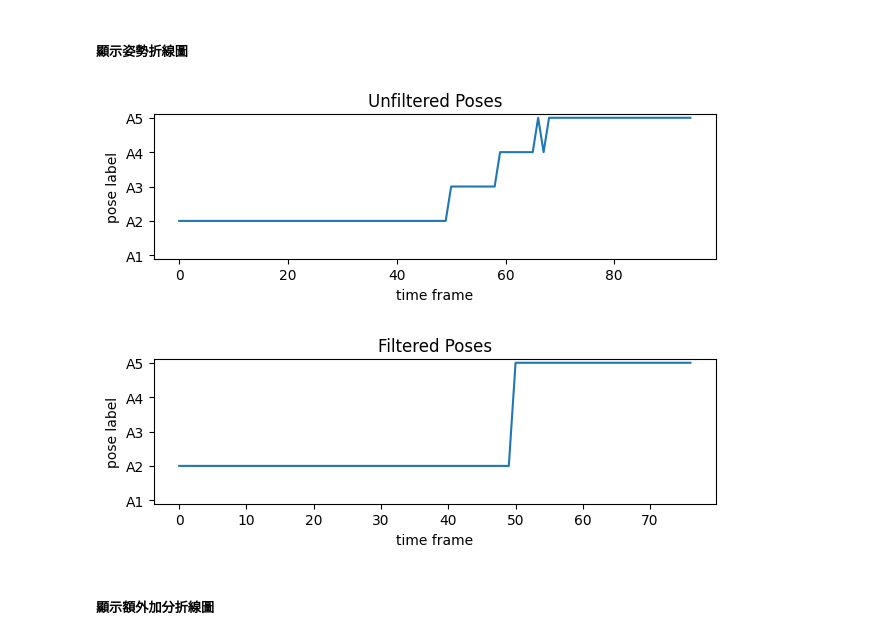
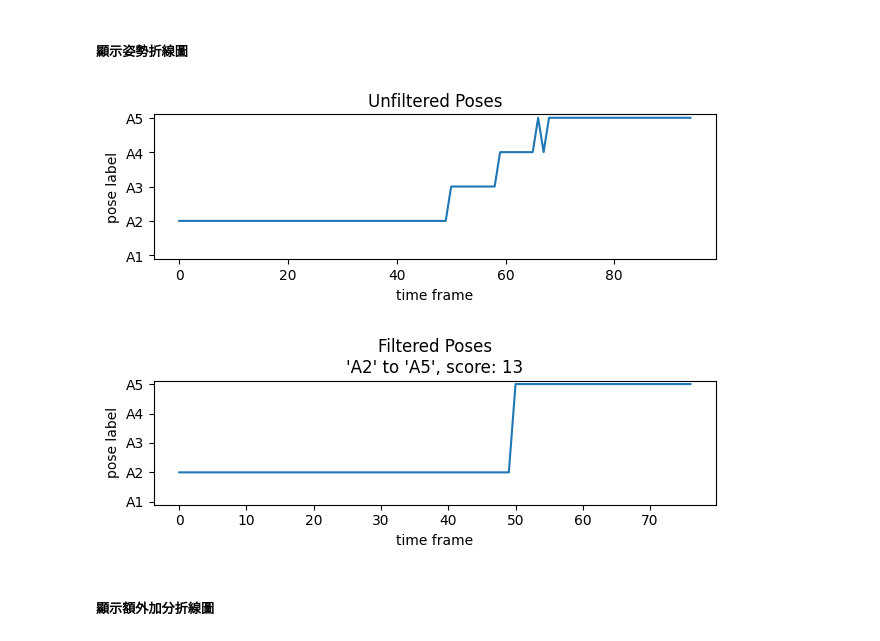
Before and after one commit to trinagle1289/kim-flutter-nodejs, a Jupyter notebook: projects/python/0. lib/ver_0.2/debug_in_video.ipynb, the cells around one changed output. Saved outputs shown, nothing was run; the diff lists cells and outputs as text; code cells hidden in the pictures.

```diff
--- a/projects/python/0. lib/ver_0.2/debug_in_video.ipynb
+++ b/projects/python/0. lib/ver_0.2/debug_in_video.ipynb
@@ -450,30 +450,34 @@ total score     19.0
 # %%
 # 未過濾姿勢
 fig = plt.figure(figsize=(6.4, 2.4))
 ax = fig.add_subplot()
-ax.set_title("Unfiltered Poses")
+title = "Unfiltered Poses"
 
 unfiltered = lhc_analyzer.get_lhc_label_list(is_3d)
 draw_pose_result_line_chart(unfiltered, "unfiltered", ax)
 
+ax.set_title(title)
 fig.tight_layout()
 fig.savefig(f"{str(plot_out_path)}_pose.png")
 fig.show()
 
 # 已過濾姿勢
 fig = plt.figure(figsize=(6.4, 2.4))
 ax = fig.add_subplot()
-ax.set_title("Filtered Poses")
 
 filtered = LhcPoseListAnalyzer.filter_label_list_in_fun_e(unfiltered)
 draw_pose_result_line_chart(filtered, "filtered", ax)
 
+start, end = lhc_analyzer.get_start_and_finish_poses(is_3d)
+score = lhc_analyzer.get_lhc_body_posture_rating_points(is_3d)
+title = f"Filtered Poses\n'{start}' to '{end}', score: {score}"
+ax.set_title(title)
 fig.tight_layout()
 fig.savefig(f"{str(plot_out_path)}_filtered.png")
 fig.show()
 # %% [output]
 [figure]
-[figure, old version]
+[figure, new version]
 # %% [markdown]
 ##### 顯示額外加分折線圖
 # %%
```
